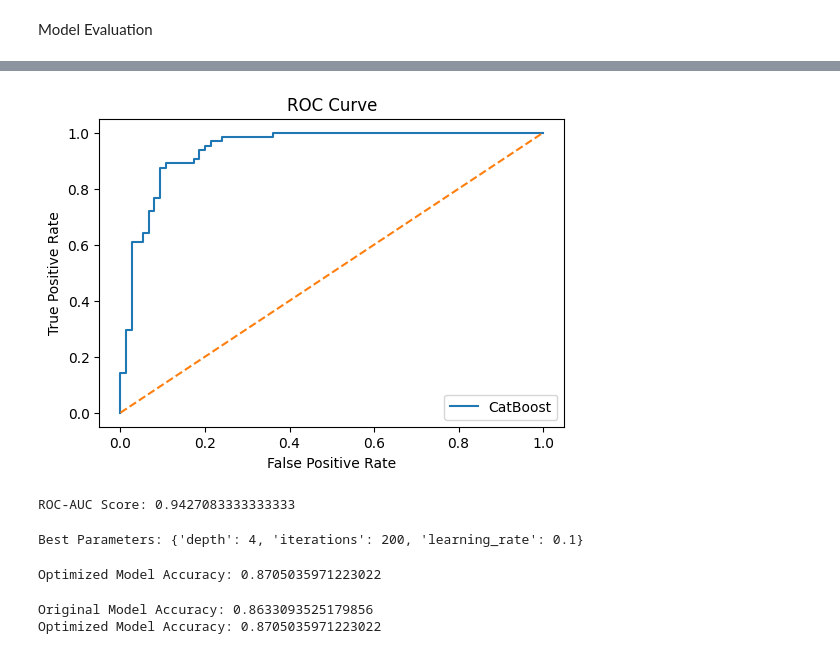
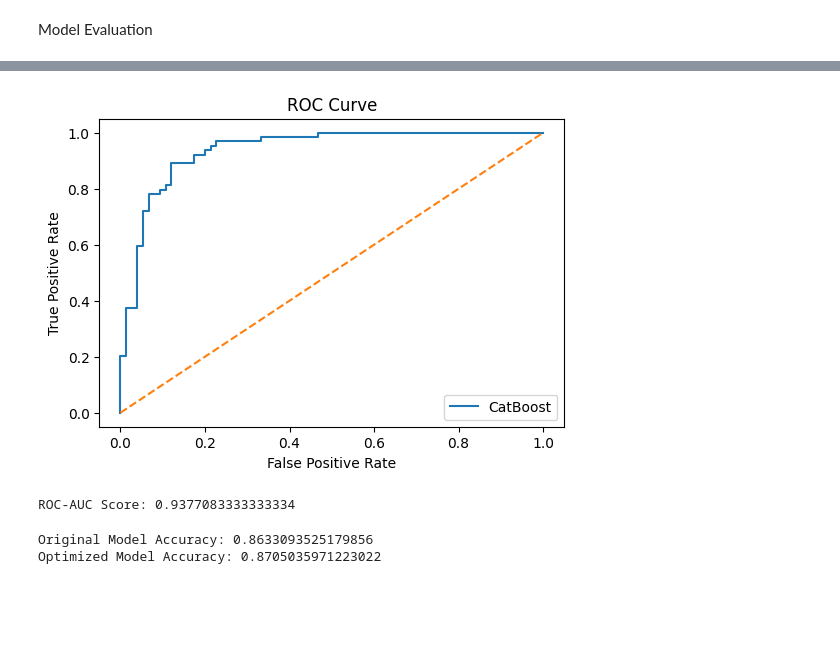
Before and after one commit to Maleewij65/heart-disease-prediction-ML_Assignment, a Jupyter notebook: IT22339324_Catboost.ipynb, the cells around one changed output, grey strips where cells are left out. Cells and saved outputs as stored; diff of their text form; code cells hidden in the pictures; blank space fills up the shorter version.

```diff
--- a/IT22339324_Catboost.ipynb
+++ b/IT22339324_Catboost.ipynb
@@ -399,65 +416,29 @@ Mean CV accuracy: 0.8553122719215931
 # %%
 # Plot ROC Curve and calculate AUC score
 from sklearn.metrics import roc_curve, roc_auc_score
 
 # Get probability predictions
-y_prob = model.predict_proba(X_test)[:,1]
+y_prob = best_model.predict_proba(X_test)[:,1]
 
 # Calculate ROC values
 fpr, tpr, thresholds = roc_curve(y_test, y_prob)
 
 # Plot ROC Curve
 plt.figure(figsize=(6,4))
 plt.plot(fpr, tpr, label="CatBoost")
 plt.plot([0,1],[0,1],'--')
 
 plt.xlabel("False Positive Rate")
 plt.ylabel("True Positive Rate")
 plt.title("ROC Curve")
 plt.legend()
 
 plt.show()
 
 # Print AUC score
 print("ROC-AUC Score:", roc_auc_score(y_test, y_prob))
 # %% [output]
-[figure, old version]
+[figure, new version]
-ROC-AUC Score: 0.9427083333333333
+ROC-AUC Score: 0.9377083333333334
-# %%
-# Perform hyperparameter tuning using GridSearchCV
-from sklearn.model_selection import GridSearchCV
-from catboost import CatBoostClassifier
-
-param_grid = {
-    'depth': [4,6,8],
-    'learning_rate': [0.01, 0.05, 0.1],
-    'iterations': [200, 400, 600]
-}
-
-grid = GridSearchCV(
-    CatBoostClassifier(verbose=0, random_state=42),
-    param_grid,
-    cv=3,
-    scoring='accuracy'
-)
-
-grid.fit(X_train, y_train)
-
-print("Best Parameters:", grid.best_params_)
-# %% [output]
-Best Parameters: {'depth': 4, 'iterations': 200, 'learning_rate': 0.1}
-# %%
-# Train model with best parameters
-best_model = grid.best_estimator_
-
-# Predict using optimized model
-y_pred_best = best_model.predict(X_test)
-
-# Evaluate optimized model
-from sklearn.metrics import accuracy_score
-
-print("Optimized Model Accuracy:", accuracy_score(y_test, y_pred_best))
-# %% [output]
-Optimized Model Accuracy: 0.8705035971223022
 # %%
 # Compare original vs optimized model
```
Also changed, not shown: parts of 14 cells of this notebook.
